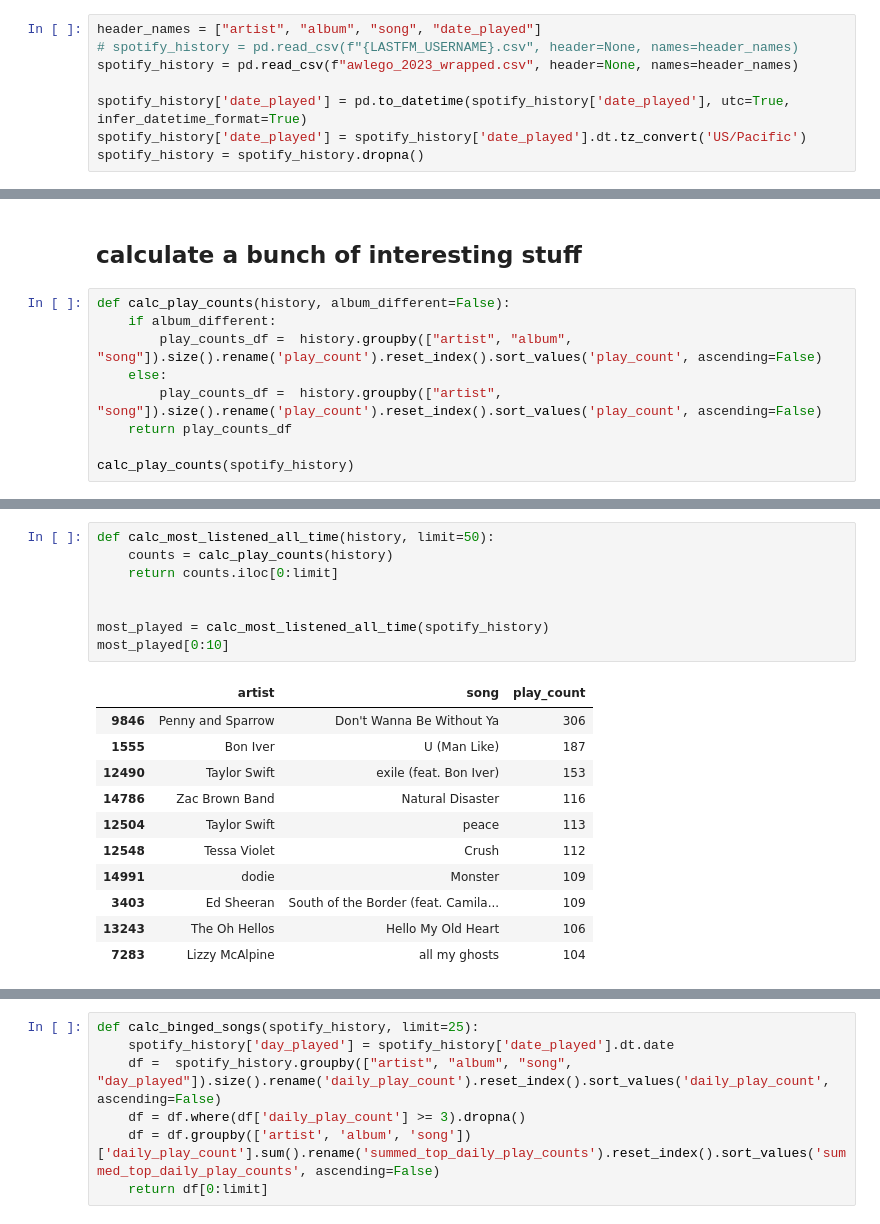
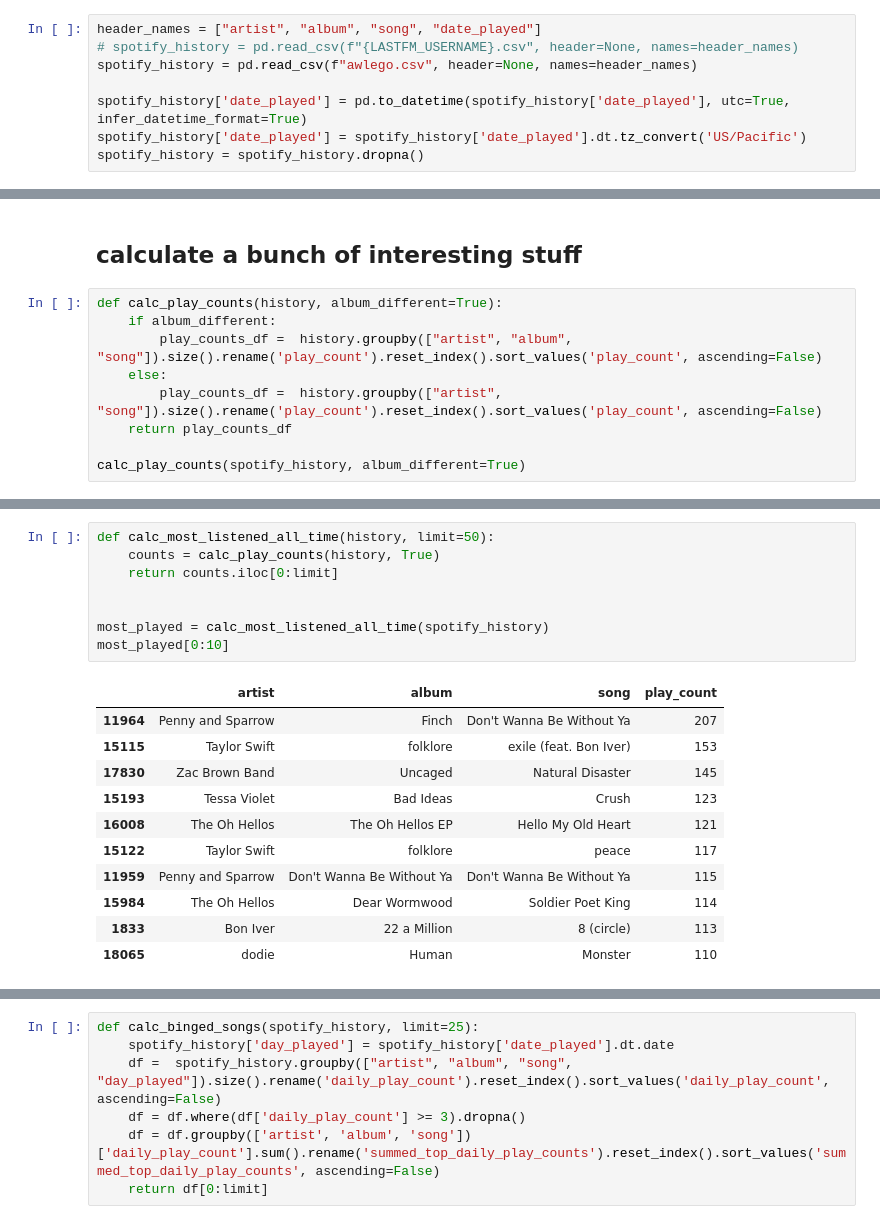
Before and after one commit to awlego/spotify_sync, a Jupyter notebook: Spotify Uploader.ipynb, the cells around one changed output, grey strips where cells are left out. Cells and saved outputs as stored; diff of their text form.

```diff
--- a/Spotify Uploader.ipynb
+++ b/Spotify Uploader.ipynb
@@ -84,7 +82,7 @@ token = util.prompt_for_user_token(username, scope)
 # %%
 header_names = ["artist", "album", "song", "date_played"]
 # spotify_history = pd.read_csv(f"{LASTFM_USERNAME}.csv", header=None, names=header_names)
-spotify_history = pd.read_csv(f"awlego_2023_wrapped.csv", header=None, names=header_names)
+spotify_history = pd.read_csv(f"awlego.csv", header=None, names=header_names)
 
 spotify_history['date_played'] = pd.to_datetime(spotify_history['date_played'], utc=True, infer_datetime_format=True)
 spotify_history['date_played'] = spotify_history['date_played'].dt.tz_convert('US/Pacific')
@@ -110,12 +108,12 @@ spotify_history
 # %% [markdown]
 ## calculate a bunch of interesting stuff
 # %%
-def calc_play_counts(history, album_different=False):
+def calc_play_counts(history, album_different=True):
     if album_different:
         play_counts_df =  history.groupby(["artist", "album", "song"]).size().rename('play_count').reset_index().sort_values('play_count', ascending=False)
     else:
         play_counts_df =  history.groupby(["artist", "song"]).size().rename('play_count').reset_index().sort_values('play_count', ascending=False)
     return play_counts_df
 
-calc_play_counts(spotify_history)
+calc_play_counts(spotify_history, album_different=True)
 # %% [output]
@@ -160,23 +158,23 @@ get_most_played_artists(spotify_history)[0:30]
 # %%
 def calc_most_listened_all_time(history, limit=50):
-    counts = calc_play_counts(history)
+    counts = calc_play_counts(history, True)
     return counts.iloc[0:limit]
 
 
 most_played = calc_most_listened_all_time(spotify_history)
 most_played[0:10]
 # %% [output]
-|  | artist | song | play_count |
-| 9846 | Penny and Sparrow | Don't Wanna Be Without Ya | 306 |
-| 1555 | Bon Iver | U (Man Like) | 187 |
-| 12490 | Taylor Swift | exile (feat. Bon Iver) | 153 |
-| 14786 | Zac Brown Band | Natural Disaster | 116 |
-| 12504 | Taylor Swift | peace | 113 |
-| 12548 | Tessa Violet | Crush | 112 |
-| 14991 | dodie | Monster | 109 |
-| 3403 | Ed Sheeran | South of the Border (feat. Camila... | 109 |
-| 13243 | The Oh Hellos | Hello My Old Heart | 106 |
-| 7283 | Lizzy McAlpine | all my ghosts | 104 |
+|  | artist | album | song | play_count |
+| 11964 | Penny and Sparrow | Finch | Don't Wanna Be Without Ya | 207 |
+| 15115 | Taylor Swift | folklore | exile (feat. Bon Iver) | 153 |
+| 17830 | Zac Brown Band | Uncaged | Natural Disaster | 145 |
+| 15193 | Tessa Violet | Bad Ideas | Crush | 123 |
+| 16008 | The Oh Hellos | The Oh Hellos EP | Hello My Old Heart | 121 |
+| 15122 | Taylor Swift | folklore | peace | 117 |
+| 11959 | Penny and Sparrow | Don't Wanna Be Without Ya | Don't Wanna Be Without Ya | 115 |
+| 15984 | The Oh Hellos | Dear Wormwood | Soldier Poet King | 114 |
+| 1833 | Bon Iver | 22 a Million | 8 (circle) | 113 |
+| 18065 | dodie | Human | Monster | 110 |
 # %%
 def calc_recent_favorites(history, limit=50, time_frame_days=30):
     time_frame = datetime.now(pytz.timezone('US/Pacific')) - timedelta(days=time_frame_days)
```
Also changed, not shown: parts of 33 cells of this notebook.
